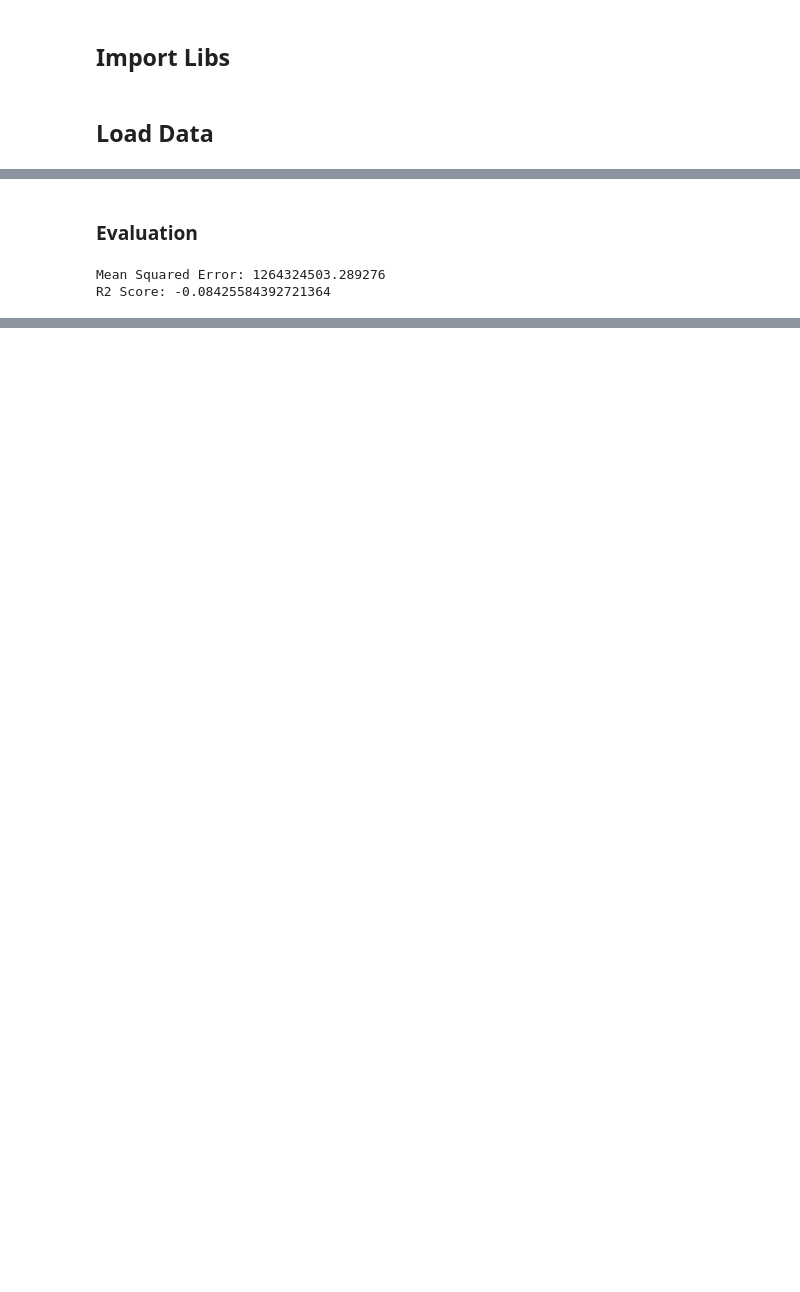
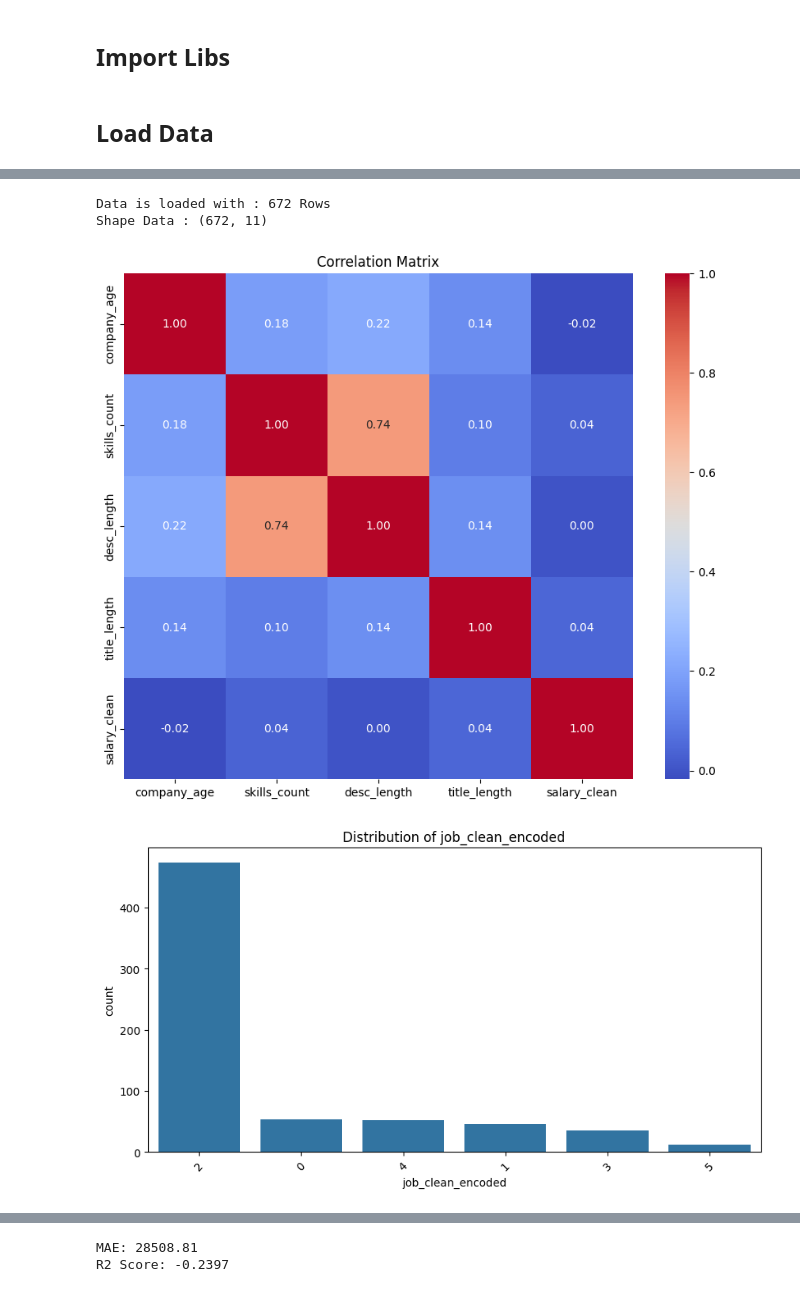
Before and after one commit to RachidNaitSaid2002/HR-Pulse-, a Jupyter notebook: ml/notebooks/03_train.ipynb, the cells around one changed output, grey strips where cells are left out. Saved outputs shown, nothing was run; the diff lists cells and outputs as text; code cells hidden in the pictures; blank space fills up the shorter version.

Commit message:
Retrain model

```diff
--- a/ml/notebooks/03_train.ipynb
+++ b/ml/notebooks/03_train.ipynb
@@ -45,11 +21,40 @@ y_pred = y_scaler.inverse_transform(y_pred_scaled.reshape(-1, 1)).ravel()
-# %% [markdown]
-### Evaluation
-# %%
-mse = mean_squared_error(y_test, y_pred)
-r2 = r2_score(y_test, y_pred)
-
-print("Mean Squared Error:", mse)
-print("R2 Score:", r2)
-# %% [output]
-Mean Squared Error: 1264324503.289276
-R2 Score: -0.08425584392721364
+# %%
+def load_data(path):
+    try:
+        df = pd.read_csv(path)
+        print(f'Data is loaded with : {len(df)} Rows')
+        print(f"Shape Data : {df.shape}")
+        return df
+    except Exception as e:
+        print(f'You have a problem: {e}')
+        return None
+
+path = "../../data/raw/Clean_2.csv"
+df = load_data(path)
+# %% [output]
+Data is loaded with : 672 Rows
+Shape Data : (672, 11)
+# %%
+cat_columns = ['job_clean_encoded','size_encoded', 'sector_encoded', 'industry_encoded', 'state_encoded']
+num_columns = ['company_age', 'skills_count', 'desc_length', 'title_length']
+target = ['salary_clean']
+# %%
+import seaborn as sns
+import matplotlib.pyplot as plt
+
+# Correlation heatmap for numerical columns and target
+plt.figure(figsize=(10, 8))
+sns.heatmap(df[num_columns + target].corr(), annot=True, cmap='coolwarm', fmt='.2f')
+plt.title('Correlation Matrix')
+plt.show()
+
+# Count plots for categorical columns
+for col in cat_columns:
+    plt.figure(figsize=(10, 5))
+    sns.countplot(data=df, x=col, order=df[col].value_counts().index)
+    plt.title(f'Distribution of {col}')
+    plt.xticks(rotation=45)
+    plt.show()
+# %% [output]
+[figure, added]
+[figure, added]
@@ -55,0 +65,27 @@ R2 Score: -0.08425584392721364
+# %%
+from sklearn.model_selection import train_test_split
+from sklearn.ensemble import RandomForestRegressor
+
+# Select only categorical columns
+X = df[cat_columns]
+y = df['salary_clean']
+
+X_train, X_test, y_train, y_test = train_test_split(X, y, test_size=0.2, random_state=42)
+
+
+model = RandomForestRegressor()
+model.fit(X_train, y_train)
+
+
+# Make predictions
+y_pred = model.predict(X_test)
+
+# Calculate metrics
+mae = mean_absolute_error(y_test, y_pred)
+r2 = r2_score(y_test, y_pred)
+
+print(f"MAE: {mae:.2f}")
+print(f"R2 Score: {r2:.4f}")
+# %% [output]
+MAE: 28508.81
+R2 Score: -0.2397
```
Also changed, not shown: parts of 10 cells of this notebook, 12 other files.
